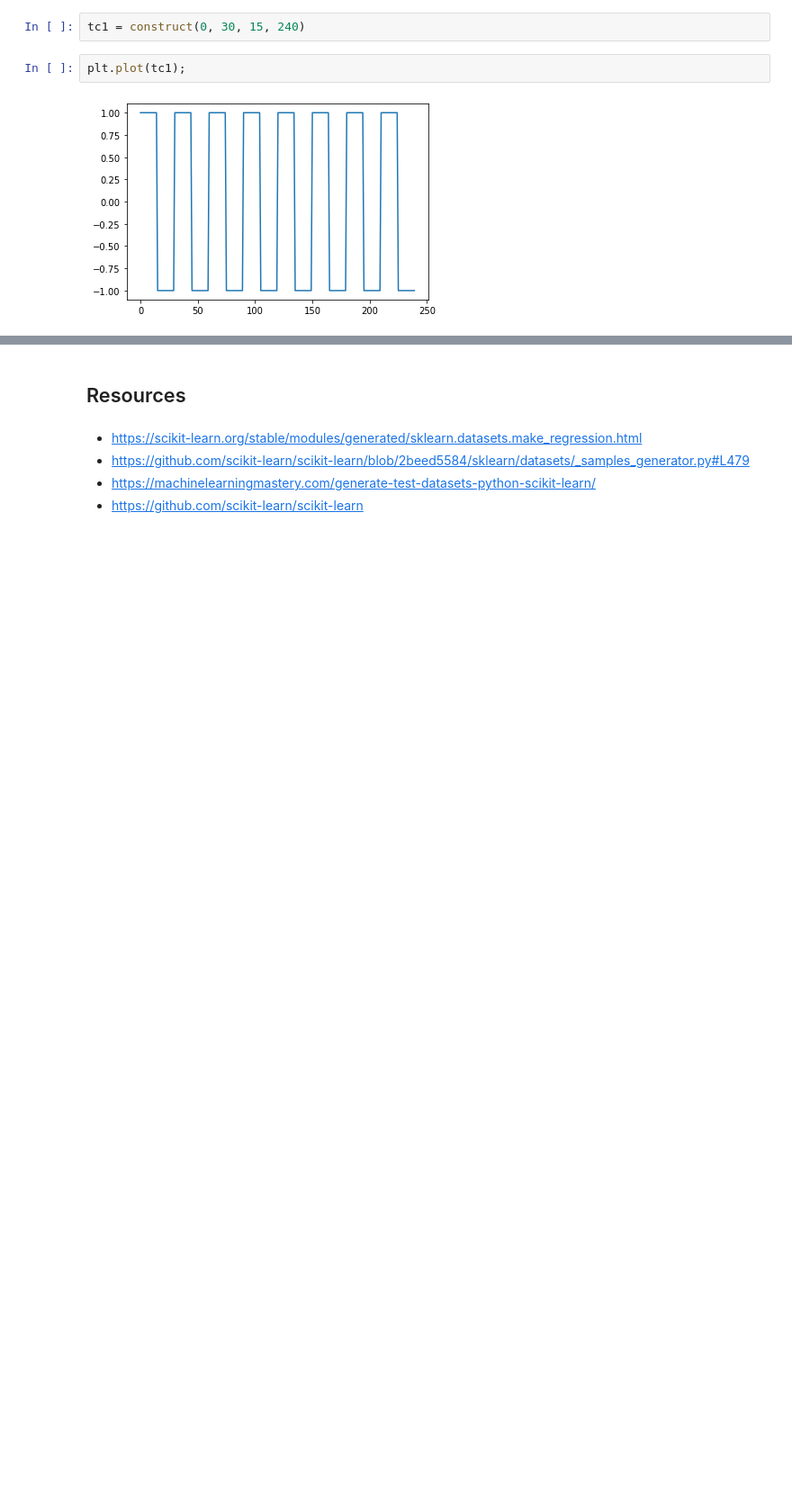
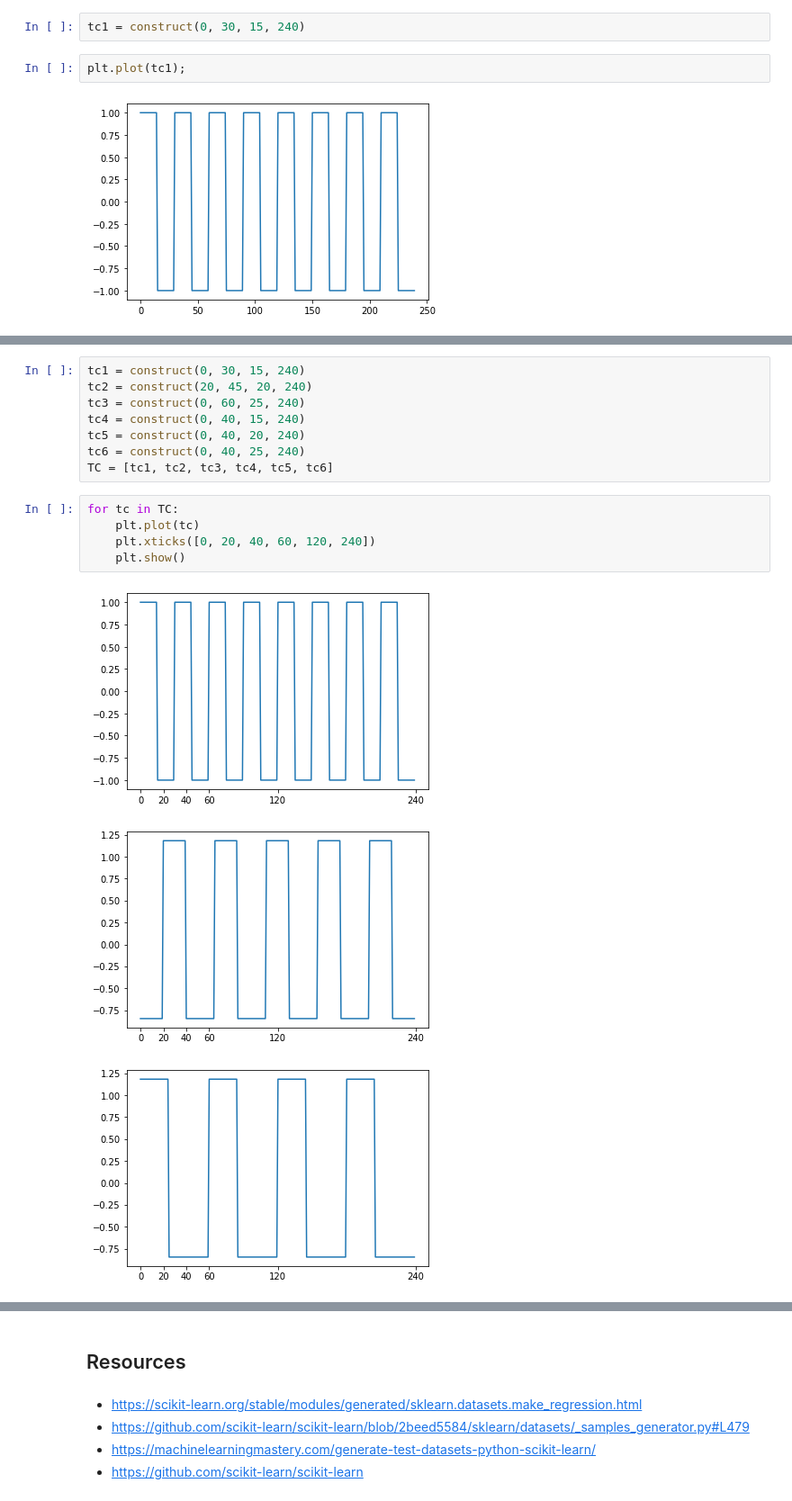
Before and after one commit to HesterLim/Applied-Data-Science-2021-Semester-2-Assignment-1, a Jupyter notebook: dataset-generate.ipynb, the cells around one changed output, grey strips where cells are left out. Shown: that part at 90% size. Cells and saved outputs as stored; diff of their text form; blank space fills up the shorter version.

```diff
--- a/dataset-generate.ipynb
+++ b/dataset-generate.ipynb
@@ -285,0 +280,17 @@ plt.plot(tc1);
+# %%
+tc1 = construct(0, 30, 15, 240)
+tc2 = construct(20, 45, 20, 240)
+tc3 = construct(0, 60, 25, 240)
+tc4 = construct(0, 40, 15, 240)
+tc5 = construct(0, 40, 20, 240)
+tc6 = construct(0, 40, 25, 240)
+TC = [tc1, tc2, tc3, tc4, tc5, tc6]
+# %%
+for tc in TC:
+    plt.plot(tc)
+    plt.xticks([0, 20, 40, 60, 120, 240])
+    plt.show()
+# %% [output]
+[figure, added]
+[figure, added]
+[figure, added]
```
Also changed, not shown: parts of 21 cells of this notebook.
